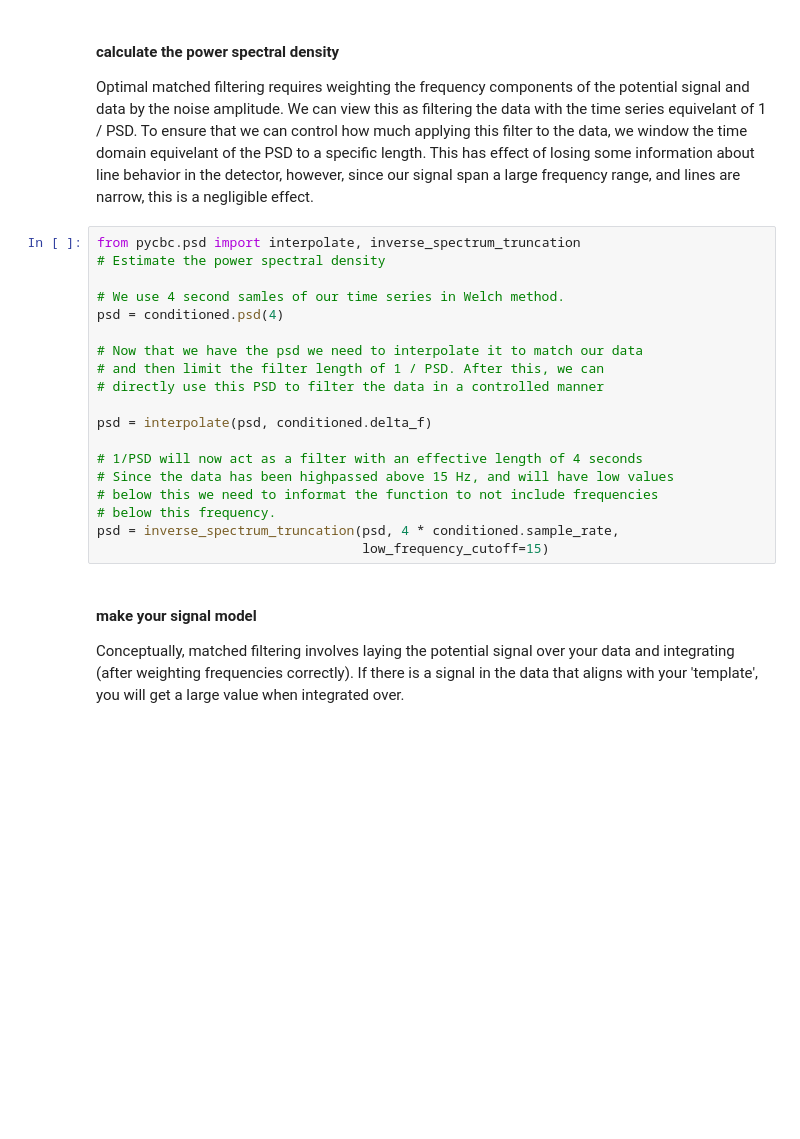
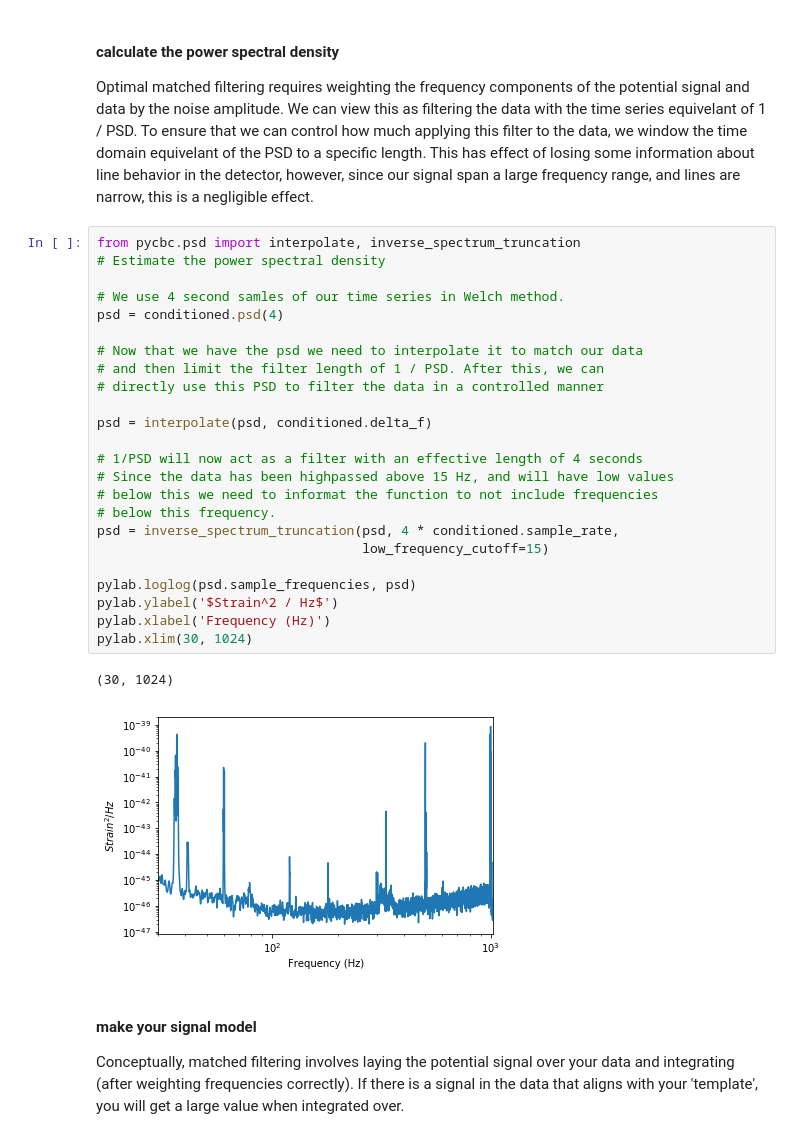
Before and after one commit to gwastro/PyCBC-Tutorials, a Jupyter notebook: tutorial/3_WaveformMatchedFilter.ipynb, the cells around one changed output. Cells and saved outputs as stored; diff of their text form; blank space fills up the shorter version.

```diff
--- a/tutorial/3_WaveformMatchedFilter.ipynb
+++ b/tutorial/3_WaveformMatchedFilter.ipynb
@@ -160,22 +160,30 @@ Optimal matched filtering requires weighting the frequency components of the pot
 # %%
 from pycbc.psd import interpolate, inverse_spectrum_truncation
 # Estimate the power spectral density
 
 # We use 4 second samles of our time series in Welch method.
 psd = conditioned.psd(4)
 
 # Now that we have the psd we need to interpolate it to match our data
 # and then limit the filter length of 1 / PSD. After this, we can
 # directly use this PSD to filter the data in a controlled manner
 
 psd = interpolate(psd, conditioned.delta_f)
 
 # 1/PSD will now act as a filter with an effective length of 4 seconds
 # Since the data has been highpassed above 15 Hz, and will have low values
 # below this we need to informat the function to not include frequencies
 # below this frequency.
 psd = inverse_spectrum_truncation(psd, 4 * conditioned.sample_rate,
                                   low_frequency_cutoff=15)
+
+pylab.loglog(psd.sample_frequencies, psd)
+pylab.ylabel('$Strain^2 / Hz$')
+pylab.xlabel('Frequency (Hz)')
+pylab.xlim(30, 1024)
+# %% [output]
+(30, 1024)
+[figure, added]
 # %% [markdown]
 #### make your signal model
 
```
Also changed, not shown: parts of 6 cells of this notebook, 3 other files.
